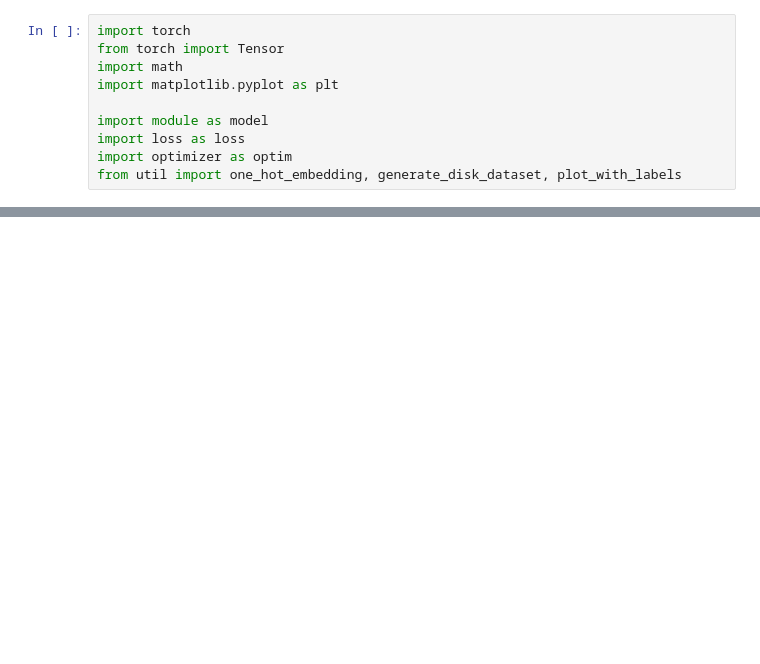
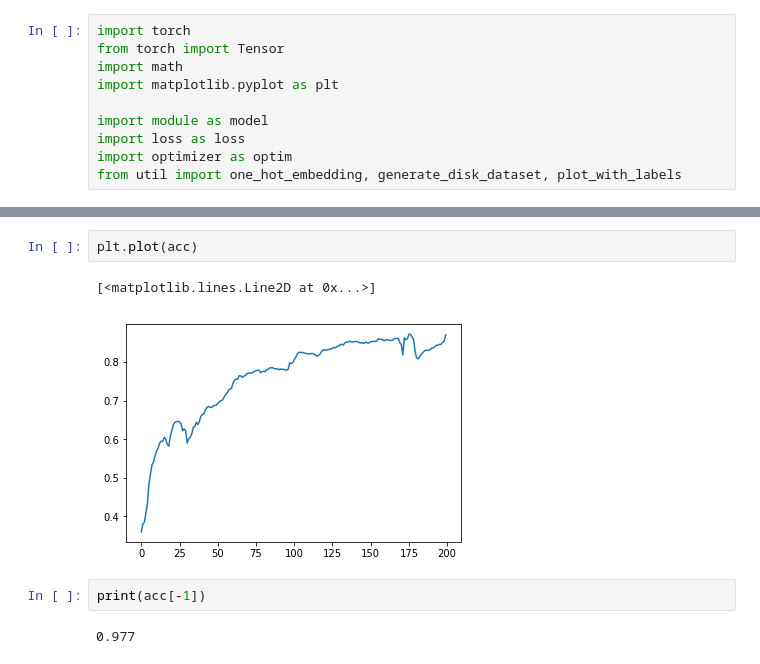
Before and after one commit to Yu-TingHuang/epfl-DeepLearning, a Jupyter notebook: Project2/main.ipynb, the cells around one changed output, grey strips where cells are left out. Cells and saved outputs as stored; diff of their text form; blank space fills up the shorter version.

```diff
--- a/Project2/main.ipynb
+++ b/Project2/main.ipynb
@@ -12,0 +41,9 @@ train_input, train_label = generate_disk_dataset(1000)
+# %%
+plt.plot(acc)
+# %% [output]
+[<matplotlib.lines.Line2D at 0x...>]
+[figure, added]
+# %%
+print(acc[-1])
+# %% [output]
+0.977
```
Also changed, not shown: parts of 26 cells of this notebook, 4 other files.
